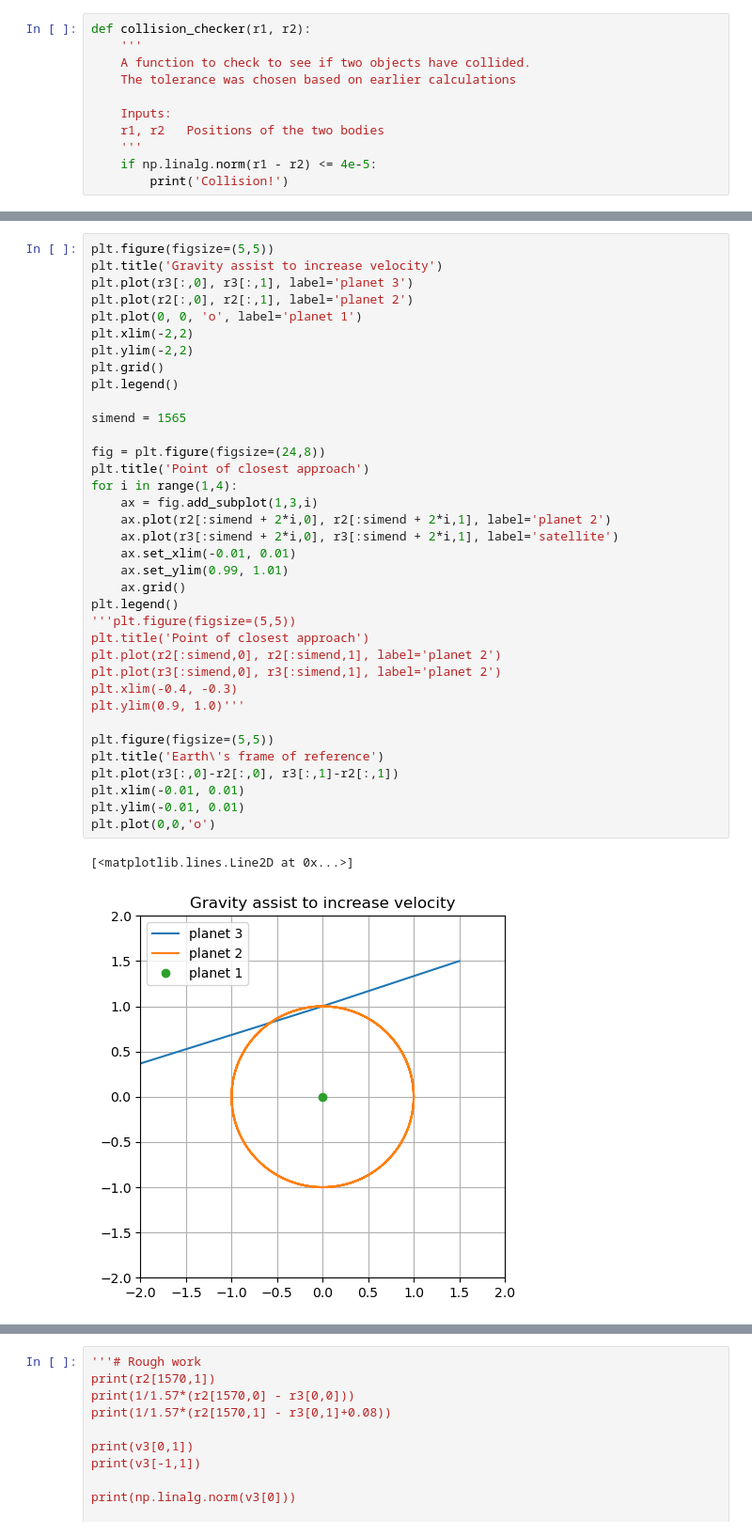
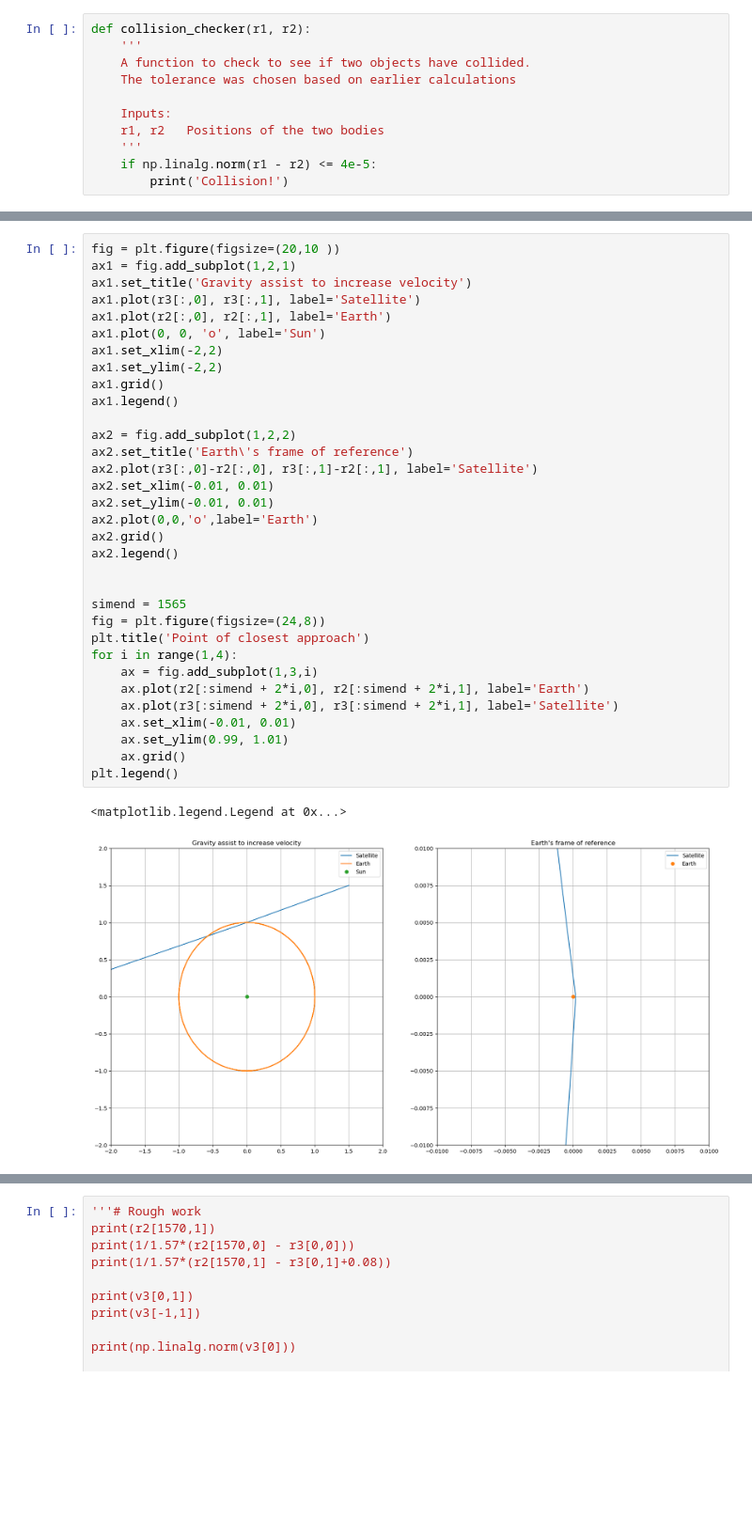
Before and after one commit to zfla/PHAS0030, a Jupyter notebook: Project/Logbook_W8.ipynb, the cells around one changed output, grey strips where cells are left out. Shown at 94% size. Cells and saved outputs as stored; diff of their text form; blank space fills up the shorter version.

```diff
--- a/Project/Logbook_W8.ipynb
+++ b/Project/Logbook_W8.ipynb
@@ -207,42 +262,39 @@ for i in range(Nsteps-1):
     v2[i+1] = v2[i] + dt*((f2+f2new) / (2*m2))
     v3[i+1] = v3[i] + dt*((f3+f3new) / (2*m3))
 # %%
-plt.figure(figsize=(5,5))
-plt.title('Gravity assist to increase velocity')
-plt.plot(r3[:,0], r3[:,1], label='planet 3')
-plt.plot(r2[:,0], r2[:,1], label='planet 2')
-plt.plot(0, 0, 'o', label='planet 1')
-plt.xlim(-2,2)
-plt.ylim(-2,2)
-plt.grid()
-plt.legend()
+fig = plt.figure(figsize=(20,10 ))
+ax1 = fig.add_subplot(1,2,1)
+ax1.set_title('Gravity assist to increase velocity')
+ax1.plot(r3[:,0], r3[:,1], label='Satellite')
+ax1.plot(r2[:,0], r2[:,1], label='Earth')
+ax1.plot(0, 0, 'o', label='Sun')
+ax1.set_xlim(-2,2)
+ax1.set_ylim(-2,2)
+ax1.grid()
+ax1.legend()
+
+ax2 = fig.add_subplot(1,2,2)
+ax2.set_title('Earth\'s frame of reference')
+ax2.plot(r3[:,0]-r2[:,0], r3[:,1]-r2[:,1], label='Satellite')
+ax2.set_xlim(-0.01, 0.01)
+ax2.set_ylim(-0.01, 0.01)
+ax2.plot(0,0,'o',label='Earth')
+ax2.grid()
+ax2.legend()
+
 
 simend = 1565
-
 fig = plt.figure(figsize=(24,8))
 plt.title('Point of closest approach')
 for i in range(1,4):
     ax = fig.add_subplot(1,3,i)
-    ax.plot(r2[:simend + 2*i,0], r2[:simend + 2*i,1], label='planet 2')
-    ax.plot(r3[:simend + 2*i,0], r3[:simend + 2*i,1], label='satellite')
+    ax.plot(r2[:simend + 2*i,0], r2[:simend + 2*i,1], label='Earth')
+    ax.plot(r3[:simend + 2*i,0], r3[:simend + 2*i,1], label='Satellite')
     ax.set_xlim(-0.01, 0.01)
     ax.set_ylim(0.99, 1.01)
     ax.grid()
 plt.legend()
-'''plt.figure(figsize=(5,5))
-plt.title('Point of closest approach')
-plt.plot(r2[:simend,0], r2[:simend,1], label='planet 2')
-plt.plot(r3[:simend,0], r3[:simend,1], label='planet 2')
-plt.xlim(-0.4, -0.3)
-plt.ylim(0.9, 1.0)'''
-
-plt.figure(figsize=(5,5))
-plt.title('Earth\'s frame of reference')
-plt.plot(r3[:,0]-r2[:,0], r3[:,1]-r2[:,1])
-plt.xlim(-0.01, 0.01)
-plt.ylim(-0.01, 0.01)
-plt.plot(0,0,'o')
 # %% [output]
-[<matplotlib.lines.Line2D at 0x...>]
+<matplotlib.legend.Legend at 0x...>
-[figure, old version]
+[figure, new version]
 [figure]
```
Also changed, not shown: parts of 57 cells of this notebook.
